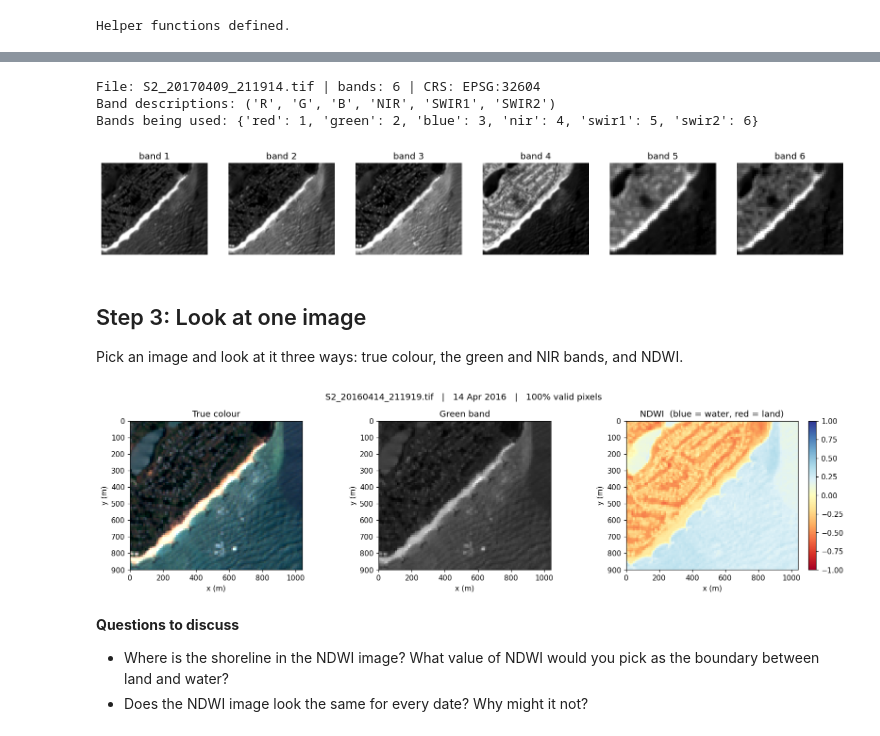
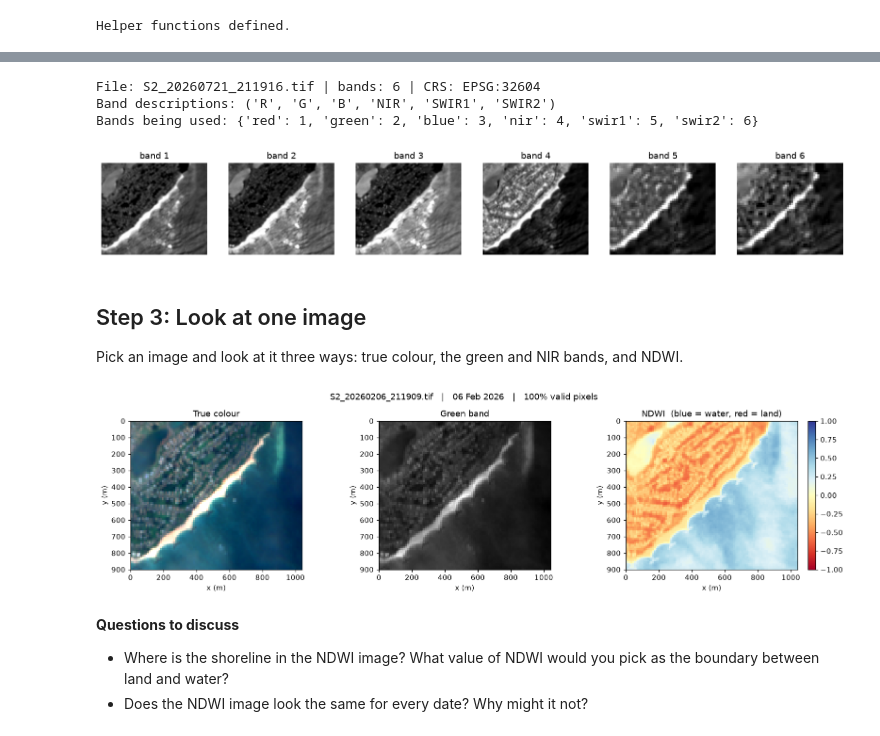
Before and after one commit to abmikkelsen/coastal_mapping_workshop, a Jupyter notebook: coastal_mapping_workshop_edit_v2.ipynb, the cells around one changed output, grey strips where cells are left out. Drawn from its saved outputs; the diff is of its cells as text; code cells hidden in the pictures.

```diff
--- a/coastal_mapping_workshop_edit_v2.ipynb
+++ b/coastal_mapping_workshop_edit_v2.ipynb
@@ -386,7 +256,7 @@ first: 2016-04-14   last: 2025-12-13
 # Band check (real data only): are 'green' and 'NIR' really what we think they are?
 # Water should look DARK in NIR and BRIGHTER in green. If it doesn't, fix BANDS in Settings.
 
-IMG = 30
+IMG = 23
 f0 = sorted(glob.glob(os.path.join(DATA_DIR, "**", f"{names[IMG]}"), recursive=True))[0]
 
 with rasterio.open(f0) as src:
@@ -400,37 +270,37 @@ with rasterio.open(f0) as src:
         ax.set_title(f"band {i+1}"); ax.axis("off")
     plt.show()
 # %% [output]
-File: S2_20170409_211914.tif | bands: 6 | CRS: EPSG:32604
+File: S2_20260721_211916.tif | bands: 6 | CRS: EPSG:32604
 Band descriptions: ('R', 'G', 'B', 'NIR', 'SWIR1', 'SWIR2')
 Bands being used: {'red': 1, 'green': 2, 'blue': 3, 'nir': 4, 'swir1': 5, 'swir2': 6}
-[figure, old version]
+[figure, new version]
 # %% [markdown]
 ## Step 3: Look at one image
 Pick an image and look at it three ways: true colour, the green and NIR bands, and NDWI.
 # %%
-IMG = 0        # <- Your turn: try different images (0 to len(scenes)-1). Can you find a cloudy one?
+IMG = 3        # <- Your turn: try different images (0 to len(scenes)-1). Can you find a cloudy one?
 
 sc = scenes[IMG]
 ext = (0, GRID["nx"]*RES, GRID["ny"]*RES, 0)     # axes in metres, y pointing down
 fig, axs = plt.subplots(1, 3, figsize=(15, 4))
 
 if sc["rgb"] is not None:
     rgb = sc["rgb"].copy()
     lo, hi = np.nanpercentile(rgb, 2), np.nanpercentile(rgb, 98)
     axs[0].imshow(np.clip(np.nan_to_num((rgb - lo)/(hi - lo)), 0, 1), extent=ext)
     axs[0].set_title("True colour")
 else:
     axs[0].imshow(sc["nir"], cmap="gray", extent=ext); axs[0].set_title("NIR band")
 
 axs[1].imshow(sc["green"], cmap="gray", extent=ext); axs[1].set_title("Green band")
 im = axs[2].imshow(sc["ndwi"], cmap="RdYlBu", vmin=-1, vmax=1, extent=ext)
 axs[2].set_title("NDWI  (blue = water, red = land)")
 plt.colorbar(im, ax=axs[2], fraction=0.046)
 for ax in axs: ax.set_xlabel("x (m)"); ax.set_ylabel("y (m)"); ax.grid(False)
 fig.suptitle(f"{sc['name']}   |   {sc['date']:%d %b %Y}   |   {sc['valid_frac']*100:.0f}% valid pixels")
 plt.tight_layout(); plt.show()
 # %% [output]
-[figure, old version]
+[figure, new version]
 # %% [markdown]
 **Questions to discuss**
 - Where is the shoreline in the NDWI image? What value of NDWI would you pick as the boundary between land and water?
```
Also changed, not shown: parts of 27 cells of this notebook, 4 other files.
